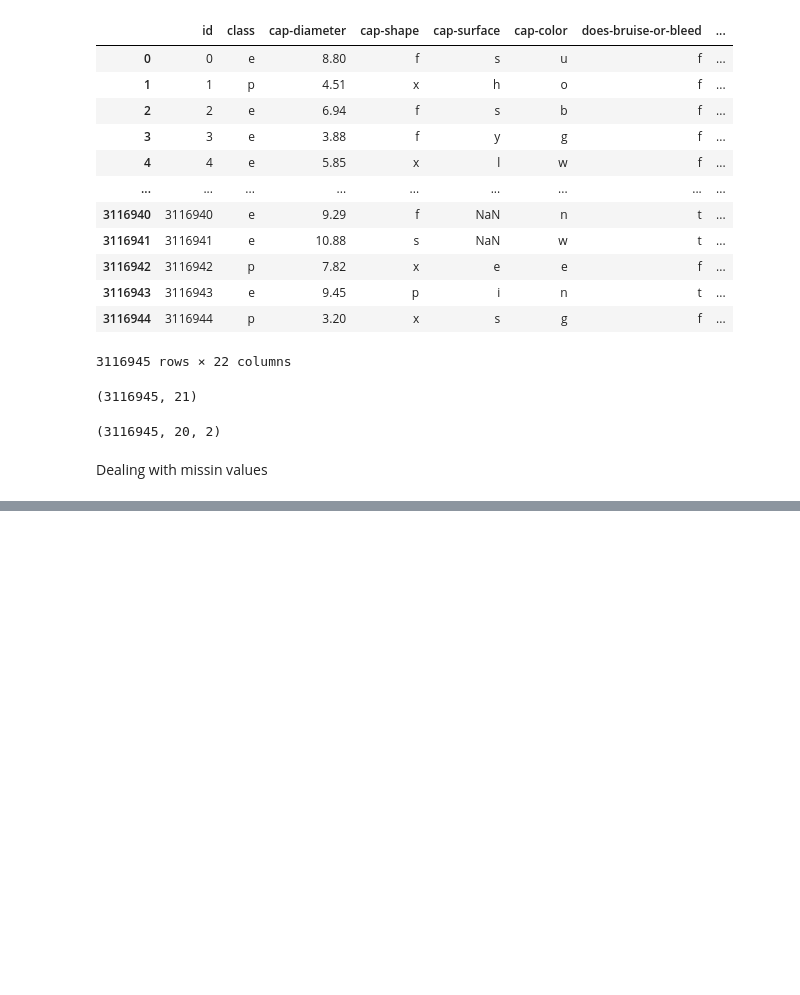
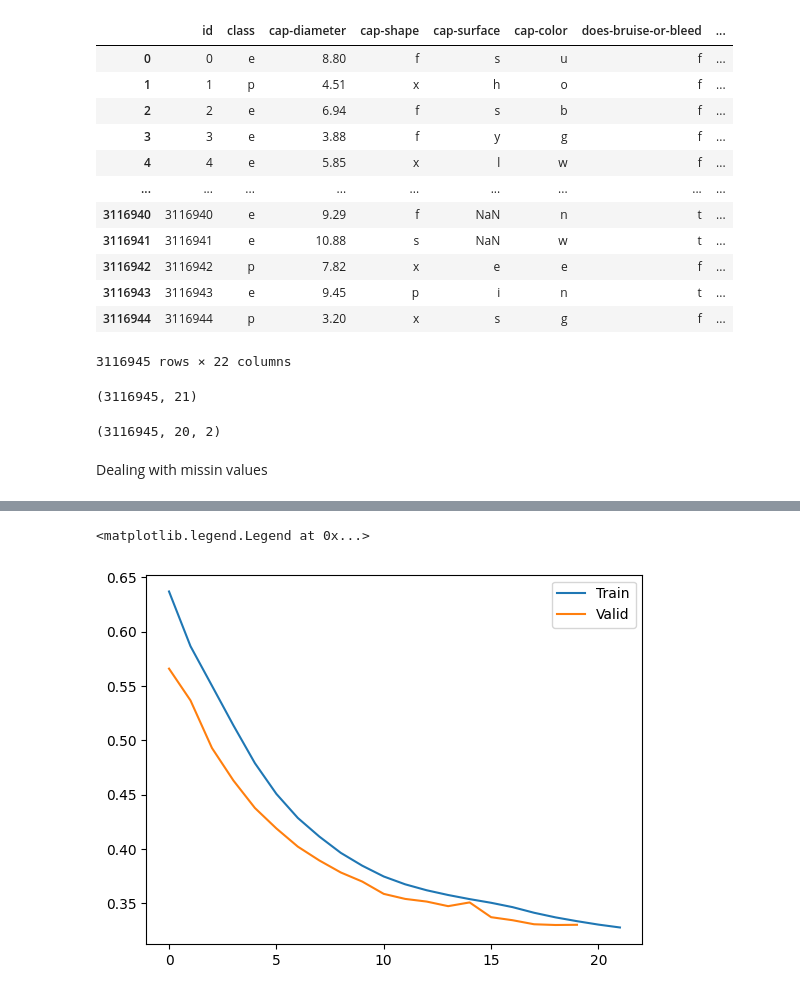
Before and after one commit to sibot89/PyTorch, a Jupyter notebook: Binary_Prediction_of_Poisnous_Mushrooms.ipynb, the cells around one changed output, grey strips where cells are left out. Cells and saved outputs as stored; diff of their text form; code cells hidden in the pictures; blank space fills up the shorter version.

```diff
--- a/Binary_Prediction_of_Poisnous_Mushrooms.ipynb
+++ b/Binary_Prediction_of_Poisnous_Mushrooms.ipynb
@@ -103,0 +212,10 @@ for
+# %%
+nfl1 = 2 * num_features
+
+model = nn.Sequential(
+    nn.Linear(num_features, nfl1),
+    nn.ReLU(),
+    nn.Linear(nfl1, 1),
+    nn.Sigmoid()
+)
+model.to(device)
@@ -103,0 +239,9 @@ for
+# %%
+loss_fn = nn.BCELoss()
+# %%
+optimizer = SGD(model.parameters(), lr=0.0001, momentum=0.9)
+# %%
+n_epochs = 10
+loss_train_hist, acc_train_hist = [], []
+loss_valid_hist, acc_valid_hist = [], []
+best_loss_valid = float('inf')
@@ -103,0 +317,7 @@ for
+# %%
+plt.plot(loss_train_hist)
+plt.plot(loss_valid_hist)
+plt.legend(['Train', 'Valid'])
+# %% [output]
+<matplotlib.legend.Legend at 0x...>
+[figure, added]
```
Also changed, not shown: parts of 24 cells of this notebook.
